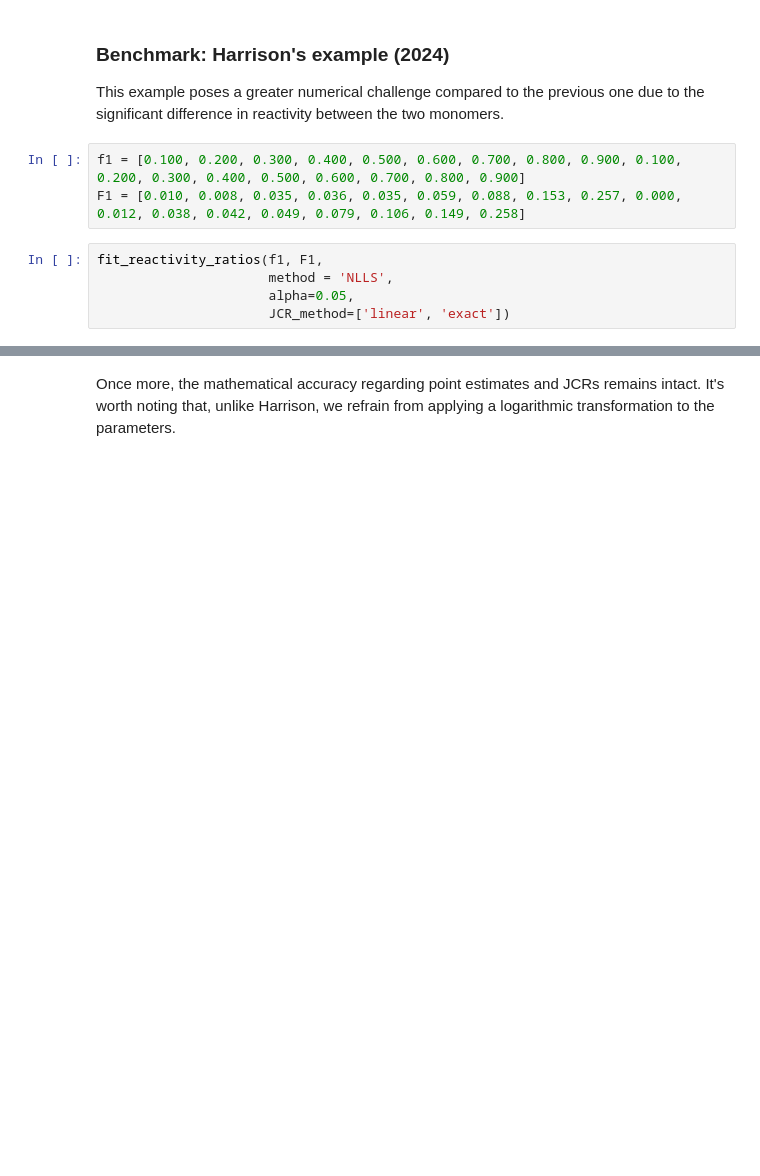
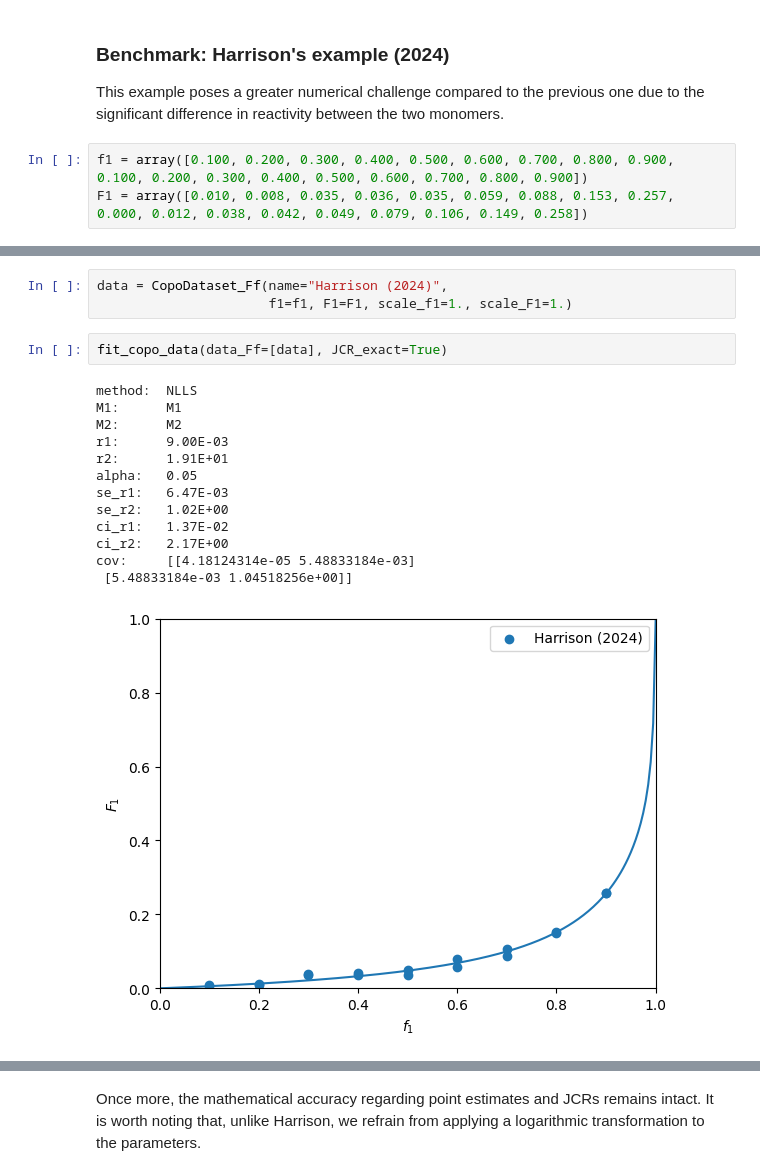
Before and after one commit to HugoMVale/polykin, a Jupyter notebook: docs/tutorials/copolymerization_fit.ipynb, the cells around one changed output, grey strips where cells are left out. Drawn from its saved outputs; the diff is of its cells as text; blank space fills up the shorter version.

```diff
--- a/docs/tutorials/copolymerization_fit.ipynb
+++ b/docs/tutorials/copolymerization_fit.ipynb
@@ -95,10 +94,5 @@ In this case, the point estimates of the reactivity ratio estimates are a bit hi
 
 This example poses a greater numerical challenge compared to the previous one due to the significant difference in reactivity between the two monomers.
 # %%
-f1 = [0.100, 0.200, 0.300, 0.400, 0.500, 0.600, 0.700, 0.800, 0.900, 0.100, 0.200, 0.300, 0.400, 0.500, 0.600, 0.700, 0.800, 0.900]
-F1 = [0.010, 0.008, 0.035, 0.036, 0.035, 0.059, 0.088, 0.153, 0.257, 0.000, 0.012, 0.038, 0.042, 0.049, 0.079, 0.106, 0.149, 0.258]
+f1 = array([0.100, 0.200, 0.300, 0.400, 0.500, 0.600, 0.700, 0.800, 0.900, 0.100, 0.200, 0.300, 0.400, 0.500, 0.600, 0.700, 0.800, 0.900])
+F1 = array([0.010, 0.008, 0.035, 0.036, 0.035, 0.059, 0.088, 0.153, 0.257, 0.000, 0.012, 0.038, 0.042, 0.049, 0.079, 0.106, 0.149, 0.258])
-# %%
-fit_reactivity_ratios(f1, F1,
-                      method = 'NLLS',
-                      alpha=0.05,
-                      JCR_method=['linear', 'exact'])
@@ -119,0 +99,19 @@ cov:     [[4.16685640e-05 5.45678436e-03]
+# %%
+data = CopoDataset_Ff(name="Harrison (2024)",
+                      f1=f1, F1=F1, scale_f1=1., scale_F1=1.)
+# %%
+fit_copo_data(data_Ff=[data], JCR_exact=True)
+# %% [output]
+method:  NLLS
+M1:      M1
+M2:      M2
+r1:      9.00E-03
+r2:      1.91E+01
+alpha:   0.05
+se_r1:   6.47E-03
+se_r2:   1.02E+00
+ci_r1:   1.37E-02
+ci_r2:   2.17E+00
+cov:     [[4.18124314e-05 5.48833184e-03]
+ [5.48833184e-03 1.04518256e+00]]
+[figure, added]
@@ -120,2 +119,2 @@ cov:     [[4.16685640e-05 5.45678436e-03]
 # %% [markdown]
-Once more, the mathematical accuracy regarding point estimates and JCRs remains intact. It's worth noting that, unlike Harrison, we refrain from applying a logarithmic transformation to the parameters.
+Once more, the mathematical accuracy regarding point estimates and JCRs remains intact. It is worth noting that, unlike Harrison, we refrain from applying a logarithmic transformation to the parameters.
```
Also changed, not shown: parts of 28 cells of this notebook, 2 other files.
